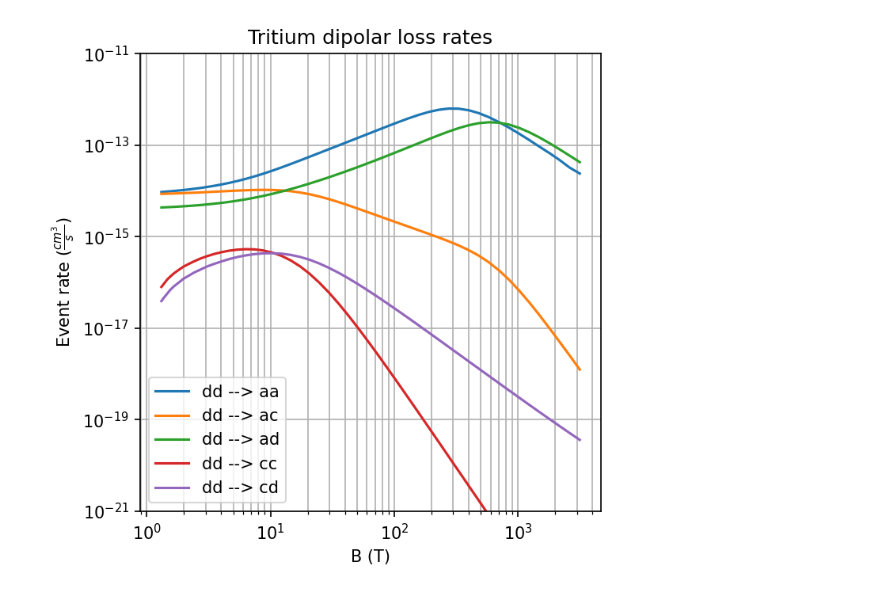
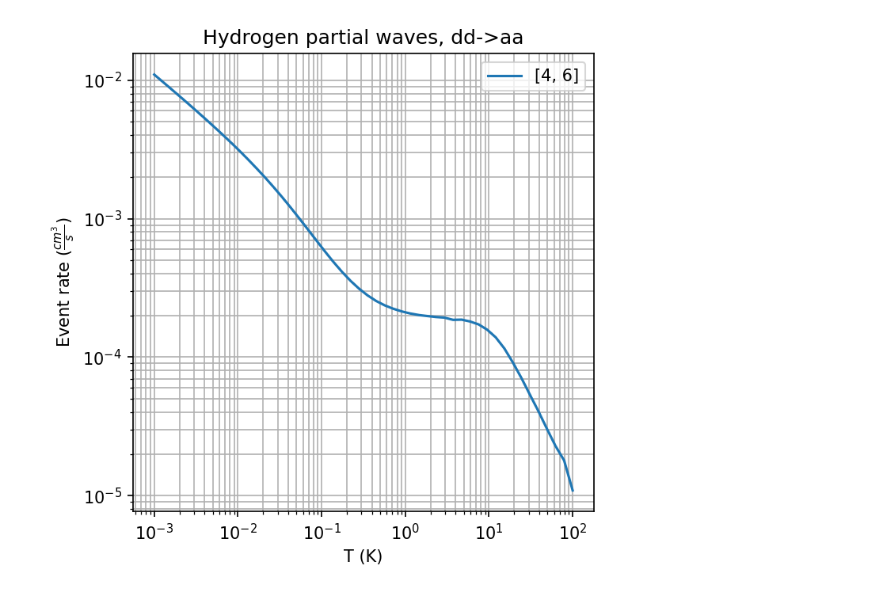
Before and after one commit to UTA-NURES/AtomicHScattering, a Jupyter notebook: examples/Higher Partial Waves.ipynb, the cells around one changed output. Cells and saved outputs as stored; diff of their text form; code cells hidden in the pictures.

Commit message:
Higher partial waves

```diff
--- a/examples/Higher Partial Waves.ipynb
+++ b/examples/Higher Partial Waves.ipynb
@@ -36,0 +34,3 @@ B_display=dipolelosses.B_Naught(B_values)
+# %%
+amu=1.672621925e-27
+A = 1e-6 / (constants.BohrInAng*1e-10)**2 * np.sqrt(amu/(4*constants.kb))
@@ -36,0 +90,18 @@ B_display=dipolelosses.B_Naught(B_values)
+# %%
+
+plt.figure(figsize=(5,5),dpi=150)
+for iPW in range(0,len(PWaves)):
+    plt.plot(T_values,A*GVsB_PW_H[iPW]*degeneracies1[iPW]/np.sqrt(T_values),label=str(PWaves[iPW]))
+plt.plot(T_values,A*SumPW1/np.sqrt(T_values),label='Total',color='black',linewidth=2)
+plt.semilogy()
+plt.xlabel("T (K)")
+#plt.xlim(0.001, 10)
+plt.ylabel(r'Cross Section (a.u.$^2$)')
+#plt.ylim(1e-19, 1e-15)
+plt.title("Hydrogen partial waves, dd->aa")
+plt.grid(which='both')
+plt.legend(ncol=3)
+plt.loglog()
+plt.ylim(1e-6,1e-1)
+
+plt.show()
@@ -37,18 +110,23 @@ B_display=dipolelosses.B_Naught(B_values)
 # %%
-B_corrected = dipolelosses.B_Naught(B_values)
+
+
+
+SumPW=np.zeros_like(GVsB_PW_H[0])
+for iPW in range(0,len(PWaves)):
+    SumPW+=GVsB_PW_H[iPW]*degeneracies[iPW]
 plt.figure(figsize=(5,5),dpi=150)
-for ci in range(0,len(DipoleChannels)):
-    Label='dd --> '+str(DipoleChannels[ci]['alphaprime'])+str(DipoleChannels[ci]['betaprime'])
-    plt.plot(B_display,GVsB_T[ci],label=Label)
-    plt.semilogy()
-plt.xlabel("B (T)")
+plt.plot(T_values,A*SumPW/np.sqrt(T_values),label=str(PWaves[iPW]))
+
+
+plt.semilogy()
+plt.xlabel("T (K)")
 #plt.xlim(0.001, 10)
 plt.ylabel(r'Event rate ($\frac{cm^3}{s}$)')
-plt.ylim(1e-21, 1e-11)
-plt.title("Tritium dipolar loss rates")
+#plt.ylim(1e-19, 1e-15)
+plt.title("Hydrogen partial waves, dd->aa")
 plt.grid(which='both')
 plt.legend()
 plt.loglog()
 plt.show()
 # %% [output]
-[figure, old version]
+[figure, new version]
```
Also changed, not shown: parts of 10 cells of this notebook, 2 other files.
